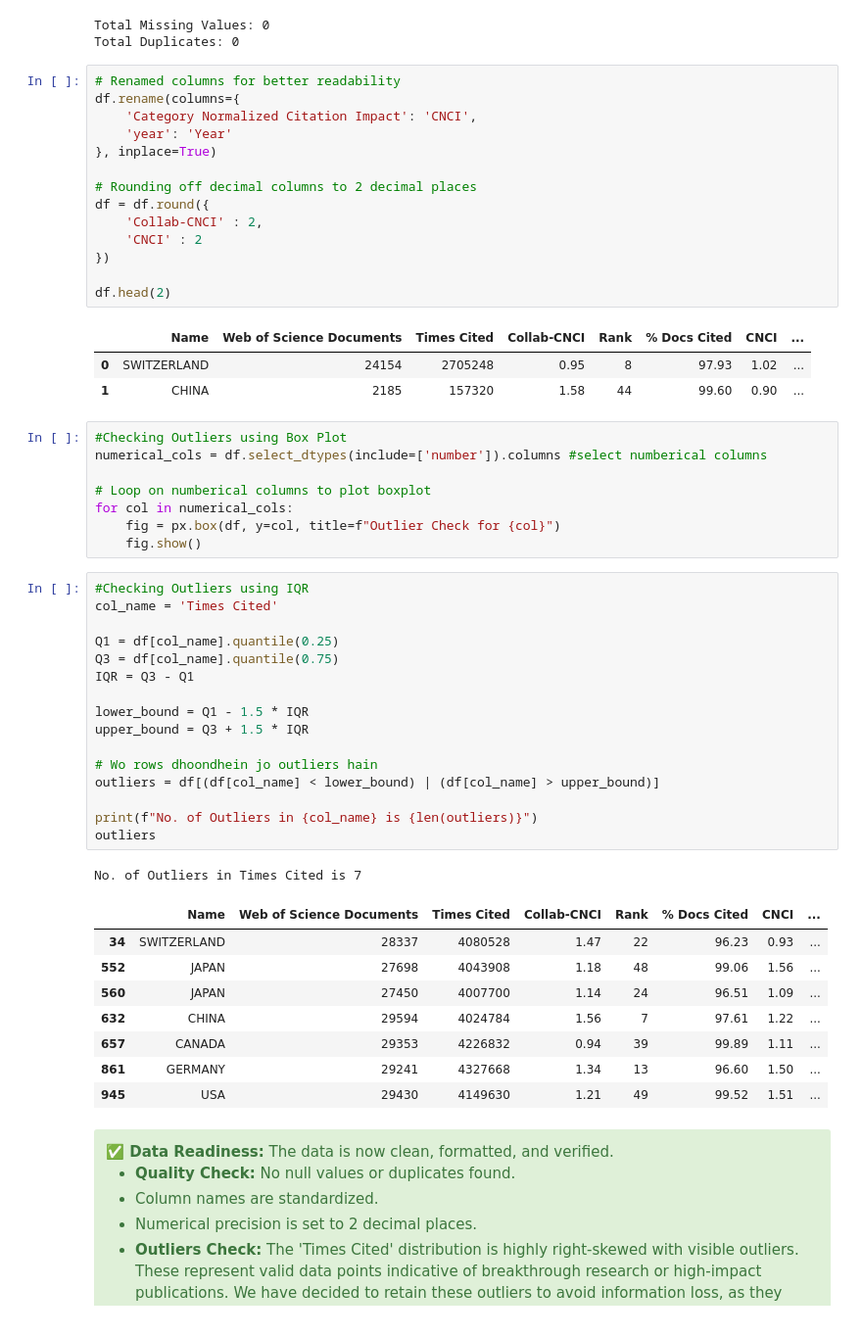
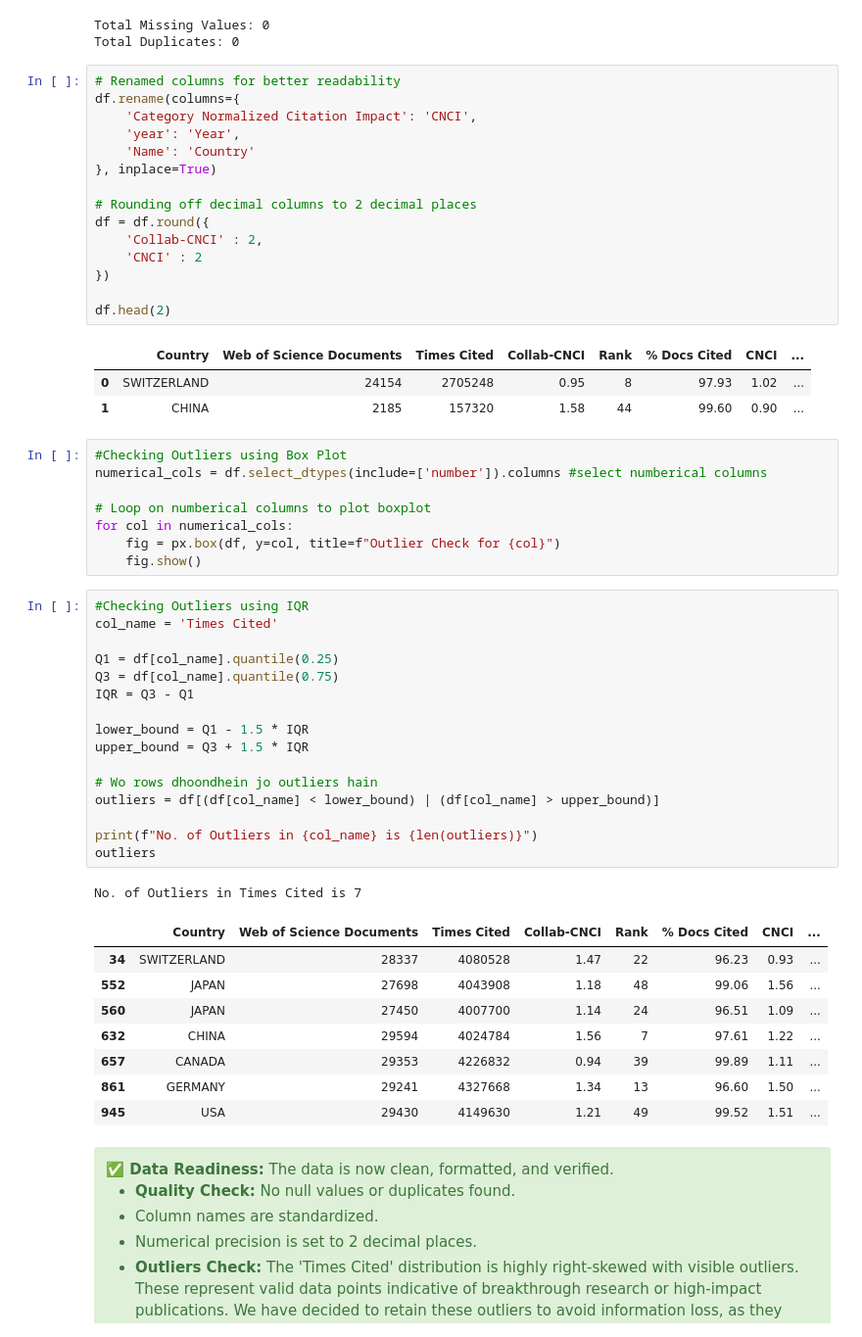
Before and after one commit to Omkar3101/iisc-eda-project, a Jupyter notebook: Research_Publications_EDA_Analysis.ipynb, the cells around one changed output. Shown: that part at 98% size. Saved outputs shown, nothing was run; the diff lists cells and outputs as text.

```diff
--- a/Research_Publications_EDA_Analysis.ipynb
+++ b/Research_Publications_EDA_Analysis.ipynb
@@ -142,19 +142,20 @@ Total Duplicates: 0
 # %%
 # Renamed columns for better readability
 df.rename(columns={
     'Category Normalized Citation Impact': 'CNCI',
-    'year': 'Year'
+    'year': 'Year',
+    'Name': 'Country'
 }, inplace=True)
 
 # Rounding off decimal columns to 2 decimal places
 df = df.round({
     'Collab-CNCI' : 2,
     'CNCI' : 2
 })
 
 df.head(2)
 # %% [output]
-|  | Name | Web of Science Documents | Times Cited | Collab-CNCI | Rank | % Docs Cited | CNCI | ... |
+|  | Country | Web of Science Documents | Times Cited | Collab-CNCI | Rank | % Docs Cited | CNCI | ... |
 | 0 | SWITZERLAND | 24154 | 2705248 | 0.95 | 8 | 97.93 | 1.02 | ... |
 | 1 | CHINA | 2185 | 157320 | 1.58 | 44 | 99.60 | 0.90 | ... |
 # %%
@@ -183,7 +184,7 @@ print(f"No. of Outliers in {col_name} is {len(outliers)}")
 outliers
 # %% [output]
 No. of Outliers in Times Cited is 7
-|  | Name | Web of Science Documents | Times Cited | Collab-CNCI | Rank | % Docs Cited | CNCI | ... |
+|  | Country | Web of Science Documents | Times Cited | Collab-CNCI | Rank | % Docs Cited | CNCI | ... |
 | 34 | SWITZERLAND | 28337 | 4080528 | 1.47 | 22 | 96.23 | 0.93 | ... |
 | 552 | JAPAN | 27698 | 4043908 | 1.18 | 48 | 99.06 | 1.56 | ... |
 | 560 | JAPAN | 27450 | 4007700 | 1.14 | 24 | 96.51 | 1.09 | ... |
```
Also changed, not shown: parts of 6 cells of this notebook.
